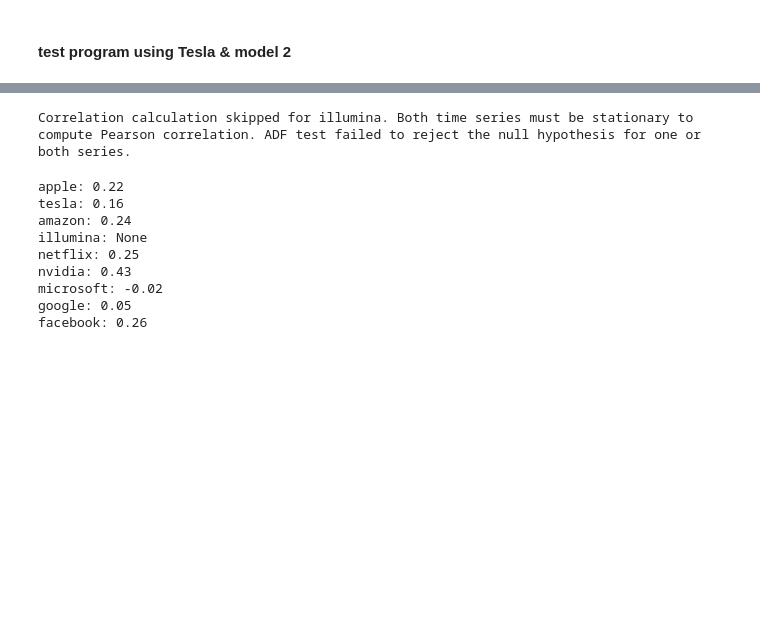
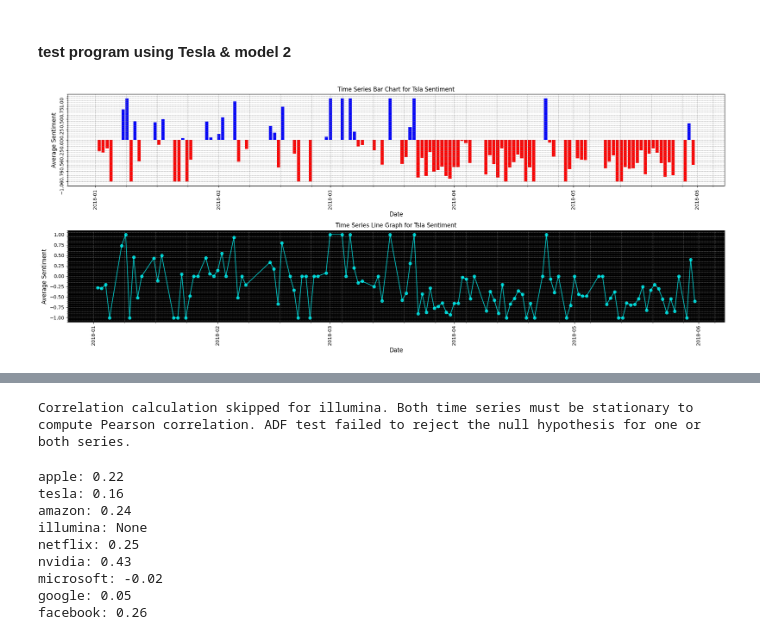
Before and after one commit to KaimiHuang/Quantifying-News-Sentiment-and-Its-Correlation-with-Stock-Price-Changes, a Jupyter notebook: main.ipynb, the cells around one changed output, grey strips where cells are left out. Drawn from its saved outputs; the diff is of its cells as text; code cells hidden in the pictures; blank space fills up the shorter version.

```diff
--- a/main.ipynb
+++ b/main.ipynb
@@ -962,7 +1025,9 @@ comp_df_4
 t_sent_df = test_4.get_comp_sentiments()
 # %%
 t_2 = SentimentGraph('tsla',t_sent_df)
-t_2.get_sent_graph()
+t_2.get_sent_graphs()
+# %% [output]
+[figure, added]
 # %%
 m = MergedDataFrame(t_sent_df, t_sp)
 m_df = m.get_merged_df()
```
Also changed, not shown: parts of 42 cells of this notebook.
